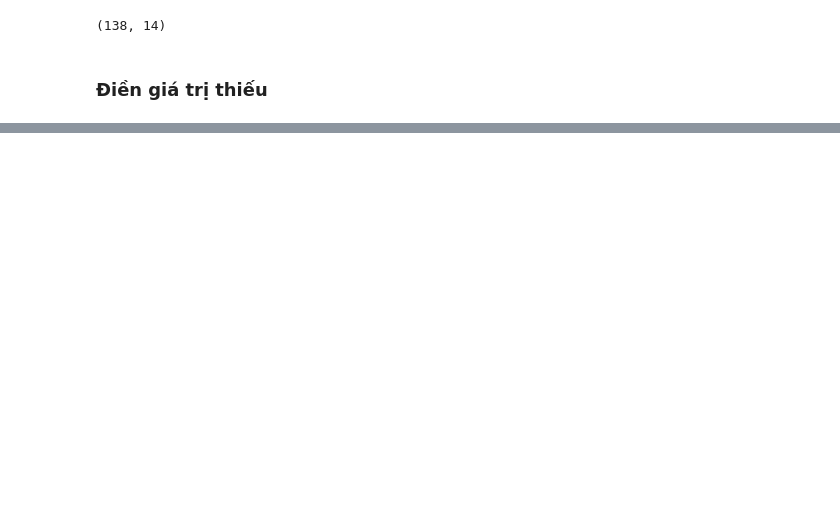
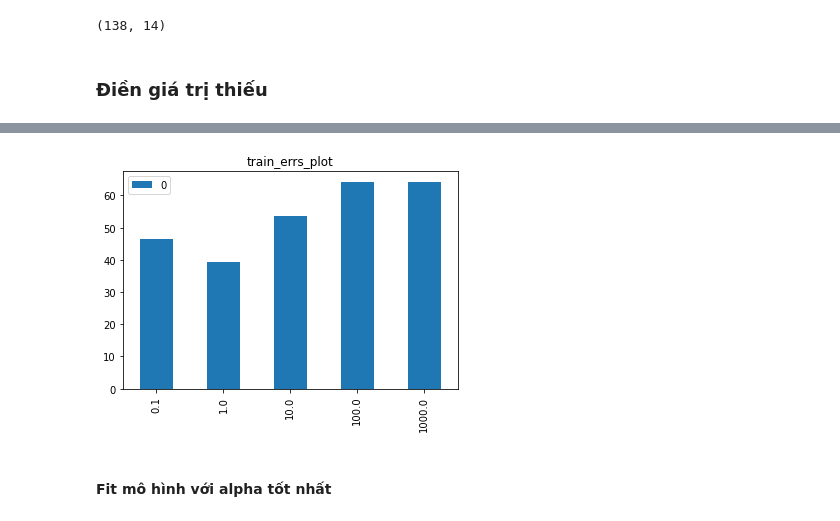
Before and after one commit to TranNgocTinh0810/DS-Final, a Jupyter notebook: Final.ipynb, the cells around one changed output, grey strips where cells are left out. Drawn from its saved outputs; the diff is of its cells as text; code cells hidden in the pictures; blank space fills up the shorter version.

```diff
--- a/Final.ipynb
+++ b/Final.ipynb
@@ -395,0 +435,7 @@ Pipeline(steps=[('coladderdropper', ColAdderDropper()),
+# %%
+val_errs_df.plot(kind='bar',title='train_errs_plot')
+plt.show()
+# %% [output]
+[figure, added]
+# %% [markdown]
+#### Fit mô hình với alpha tốt nhất
```
Also changed, not shown: parts of 41 cells of this notebook.
